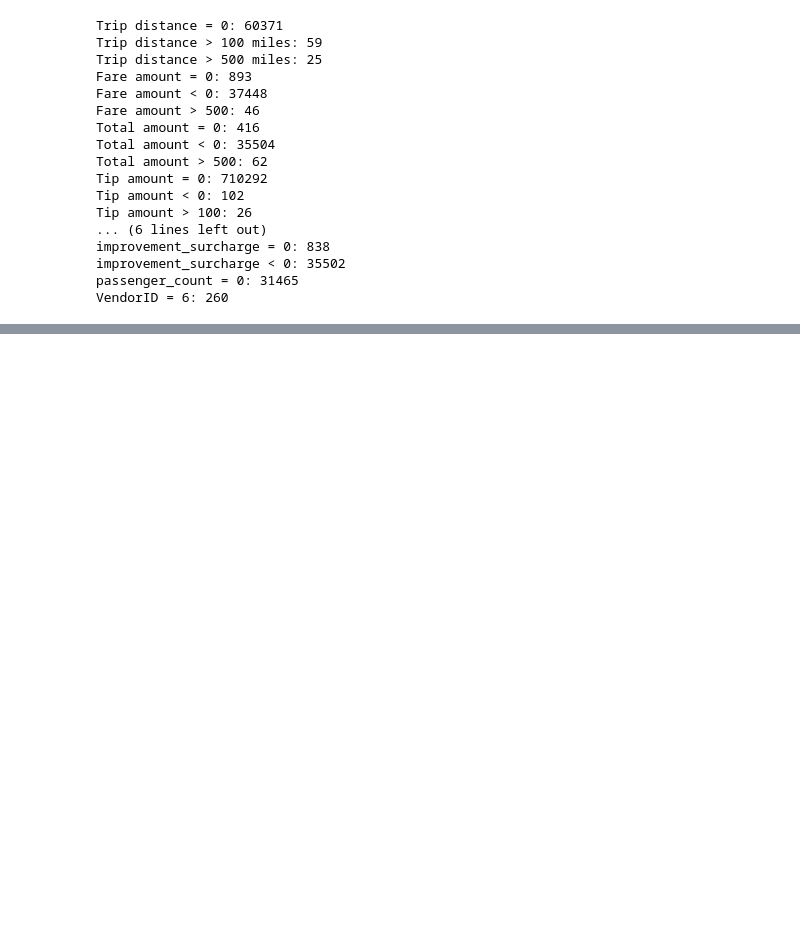
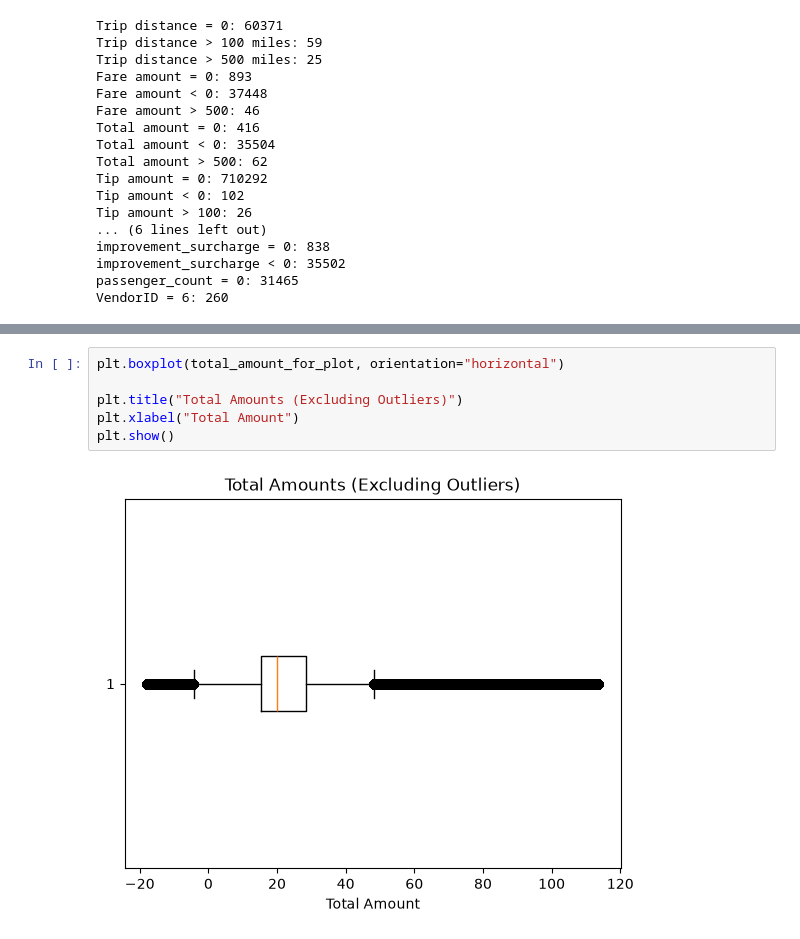
Before and after one commit to vnprr/nyc_tlc_de_lab, a Jupyter notebook: eda_yellow_trip_data.ipynb, the cells around one changed output, grey strips where cells are left out. Drawn from its saved outputs; the diff is of its cells as text; blank space fills up the shorter version.

```diff
--- a/eda_yellow_trip_data.ipynb
+++ b/eda_yellow_trip_data.ipynb
@@ -317,0 +438,8 @@ VendorID = 6: 260
+# %%
+plt.boxplot(total_amount_for_plot, orientation="horizontal")
+
+plt.title("Total Amounts (Excluding Outliers)")
+plt.xlabel("Total Amount")
+plt.show()
+# %% [output]
+[figure, added]
```
Also changed, not shown: parts of 38 cells of this notebook, 2 other files.
